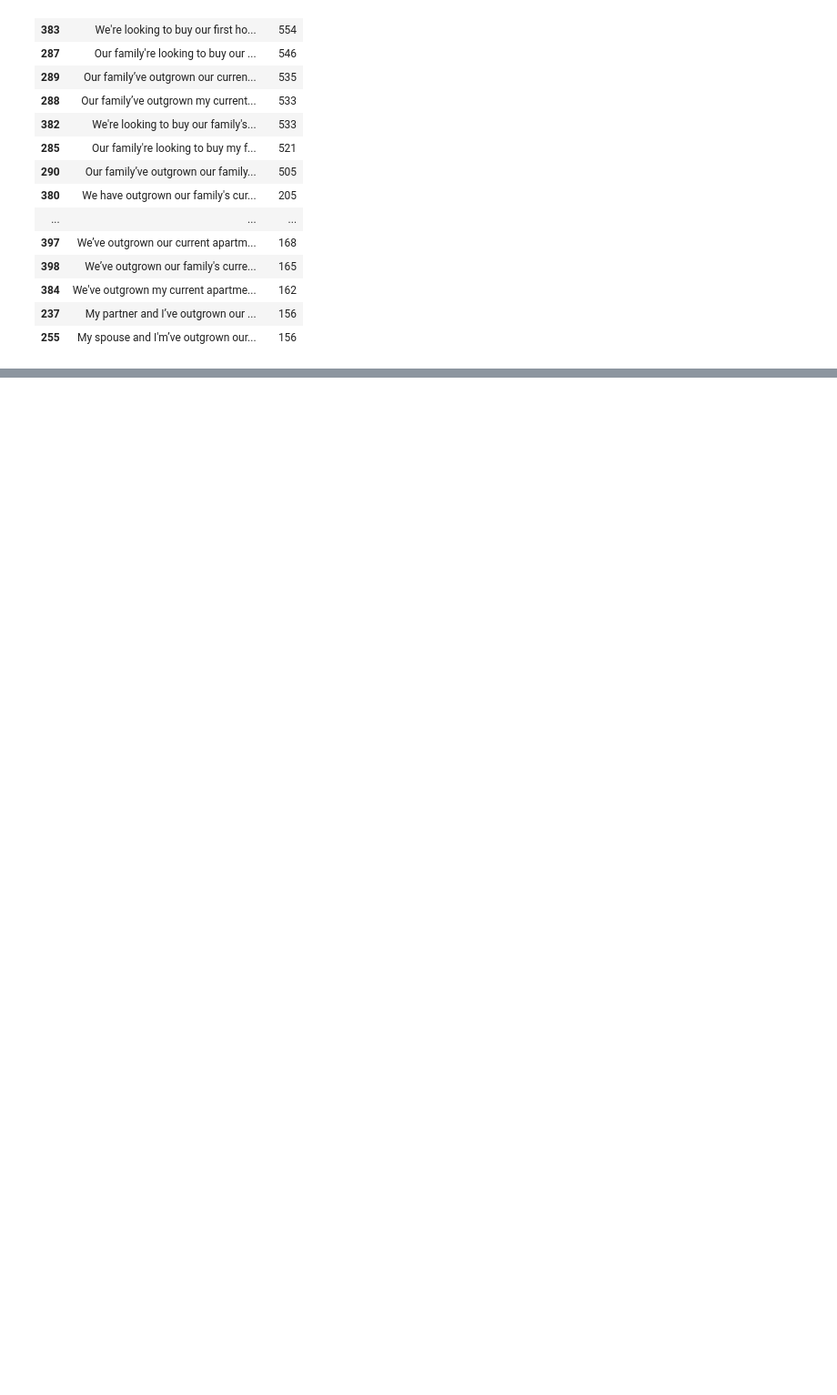
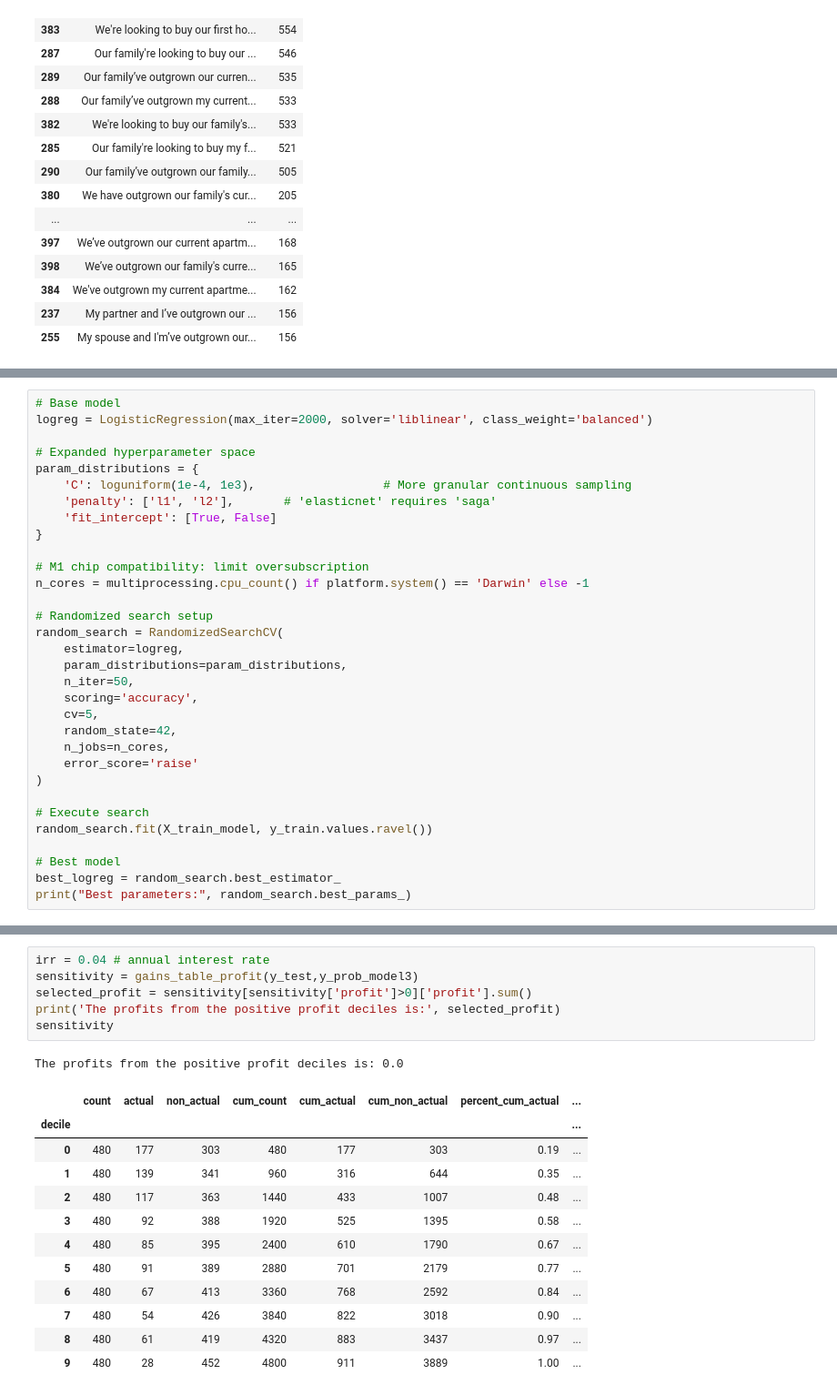
Before and after one commit to mrakelinggar/data-stuffs, a Jupyter notebook: anomaly_detection/mortgage_prob_default/Mortgage Probability Default.ipynb, the cells around one changed output, grey strips where cells are left out. Shown at 91% size. Cells and saved outputs as stored; diff of their text form; blank space fills up the shorter version.

```diff
--- a/anomaly_detection/mortgage_prob_default/Mortgage Probability Default.ipynb
+++ b/anomaly_detection/mortgage_prob_default/Mortgage Probability Default.ipynb
@@ -163,0 +544,32 @@ target_col = ["loan_default"]
+# %%
+# Base model
+logreg = LogisticRegression(max_iter=2000, solver='liblinear', class_weight='balanced')
+
+# Expanded hyperparameter space
+param_distributions = {
+    'C': loguniform(1e-4, 1e3),                  # More granular continuous sampling
+    'penalty': ['l1', 'l2'],       # 'elasticnet' requires 'saga'
+    'fit_intercept': [True, False]
+}
+
+# M1 chip compatibility: limit oversubscription
+n_cores = multiprocessing.cpu_count() if platform.system() == 'Darwin' else -1
+
+# Randomized search setup
+random_search = RandomizedSearchCV(
+    estimator=logreg,
+    param_distributions=param_distributions,
+    n_iter=50,
+    scoring='accuracy',
+    cv=5,
+    random_state=42,
+    n_jobs=n_cores,
+    error_score='raise'
+)
+
+# Execute search
+random_search.fit(X_train_model, y_train.values.ravel())
+
+# Best model
+best_logreg = random_search.best_estimator_
+print("Best parameters:", random_search.best_params_)
@@ -163,0 +1015,20 @@ target_col = ["loan_default"]
+# %%
+irr = 0.04 # annual interest rate
+sensitivity = gains_table_profit(y_test,y_prob_model3)
+selected_profit = sensitivity[sensitivity['profit']>0]['profit'].sum()
+print('The profits from the positive profit deciles is:', selected_profit)
+sensitivity
+# %% [output]
+The profits from the positive profit deciles is: 0.0
+|  | count | actual | non_actual | cum_count | cum_actual | cum_non_actual | percent_cum_actual | ... |
+| decile |  |  |  |  |  |  |  | ... |
+| 0 | 480 | 177 | 303 | 480 | 177 | 303 | 0.19 | ... |
+| 1 | 480 | 139 | 341 | 960 | 316 | 644 | 0.35 | ... |
+| 2 | 480 | 117 | 363 | 1440 | 433 | 1007 | 0.48 | ... |
+| 3 | 480 | 92 | 388 | 1920 | 525 | 1395 | 0.58 | ... |
+| 4 | 480 | 85 | 395 | 2400 | 610 | 1790 | 0.67 | ... |
+| 5 | 480 | 91 | 389 | 2880 | 701 | 2179 | 0.77 | ... |
+| 6 | 480 | 67 | 413 | 3360 | 768 | 2592 | 0.84 | ... |
+| 7 | 480 | 54 | 426 | 3840 | 822 | 3018 | 0.90 | ... |
+| 8 | 480 | 61 | 419 | 4320 | 883 | 3437 | 0.97 | ... |
+| 9 | 480 | 28 | 452 | 4800 | 911 | 3889 | 1.00 | ... |
```
Also changed, not shown: parts of 35 cells of this notebook.
